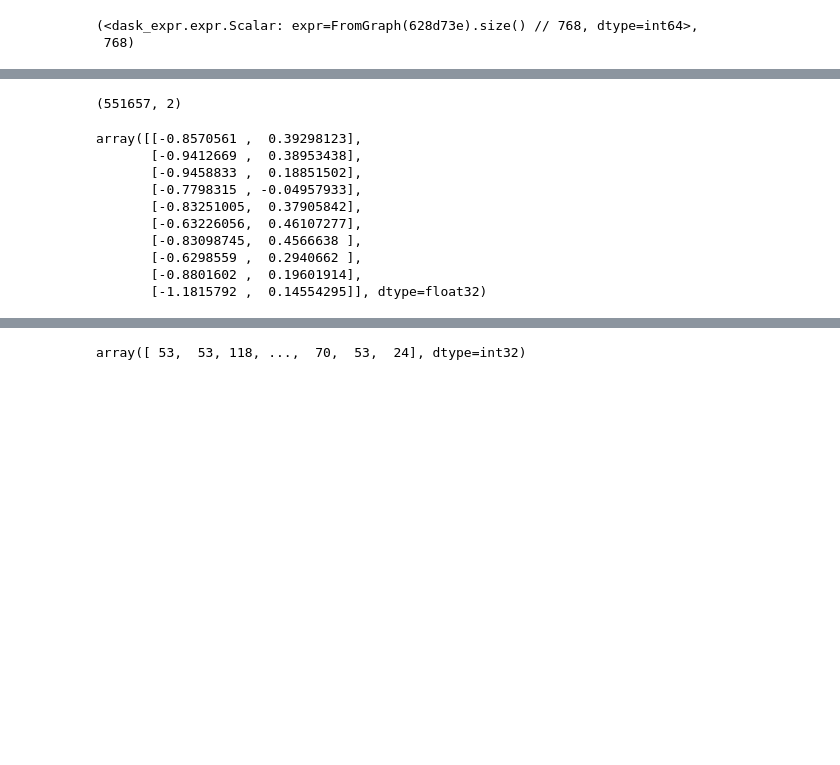
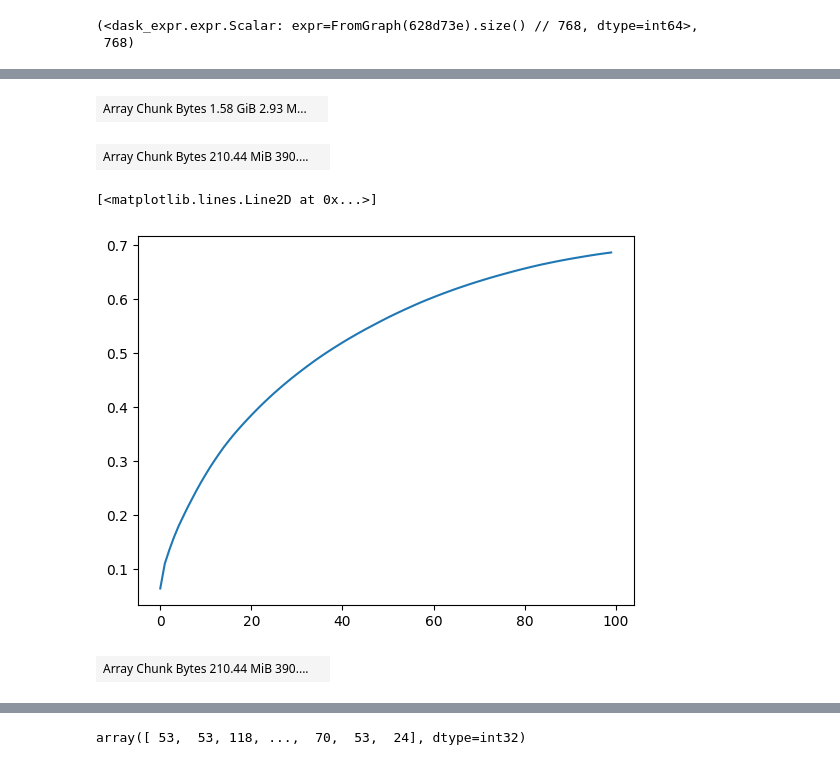
Before and after one commit to Lord225/datamining-on-pypl, a Jupyter notebook: transformers/cluster2.ipynb, the cells around one changed output, grey strips where cells are left out. Cells and saved outputs as stored; diff of their text form; code cells hidden in the pictures; blank space fills up the shorter version.

```diff
--- a/transformers/cluster2.ipynb
+++ b/transformers/cluster2.ipynb
@@ -174,28 +158,42 @@ Epoch 12 Average Loss:  0.7317591044394992 Reconstruction Loss:  0.7038681091053
 # %%
-# Transform all embeddings into the latent space
-with torch.no_grad():
-    embeddings_latent = model.encoder(embeddings_tensor)
+# # Transform all embeddings into the latent space
+# with torch.no_grad():
+#     embeddings_latent = model.encoder(embeddings_tensor)
 
-# Convert to numpy array if needed
-embeddings_latent_np = embeddings_latent.cpu().numpy()
+# # Convert to numpy array if needed
+# embeddings_latent_np = embeddings_latent.cpu().numpy()
 
-# Print the shape of the new latent embeddings
-print(embeddings_latent_np.shape)
+# # Print the shape of the new latent embeddings
+# print(embeddings_latent_np.shape)
-# %% [output]
-(551657, 2)
-# %%
-embeddings_latent_np[:10]
-# %% [output]
-array([[-0.8570561 ,  0.39298123],
-       [-0.9412669 ,  0.38953438],
-       [-0.9458833 ,  0.18851502],
-       [-0.7798315 , -0.04957933],
-       [-0.83251005,  0.37905842],
-       [-0.63226056,  0.46107277],
-       [-0.83098745,  0.4566638 ],
-       [-0.6298559 ,  0.2940662 ],
-       [-0.8801602 ,  0.19601914],
-       [-1.1815792 ,  0.14554295]], dtype=float32)
+# %%
+embeddings_size = embeddings.to_dask_array(lengths=True)
+# %%
+# explain memory usage by dask
+embeddings_size
+# %% [output]
+| Array Chunk Bytes 1.58 GiB 2.93 M... |  |
+# %%
+from dask_ml.decomposition import PCA
+
+pca = PCA(n_components=100)
+
+embeddings_pca = pca.fit_transform(embeddings_size)
+
+embeddings_pca
+# %% [output]
+| Array Chunk Bytes 210.44 MiB 390.... |  |
+# %%
+# explain variance
+import matplotlib.pyplot as plt
+
+plt.plot(np.cumsum(pca.explained_variance_ratio_))
+# %% [output]
+[<matplotlib.lines.Line2D at 0x...>]
+[figure, added]
+# %%
+embeddings_pca
+# %% [output]
+| Array Chunk Bytes 210.44 MiB 390.... |  |
 # %%
 from sklearn.cluster import KMeans
 
```
Also changed, not shown: parts of 7 cells of this notebook, 2 other files.
